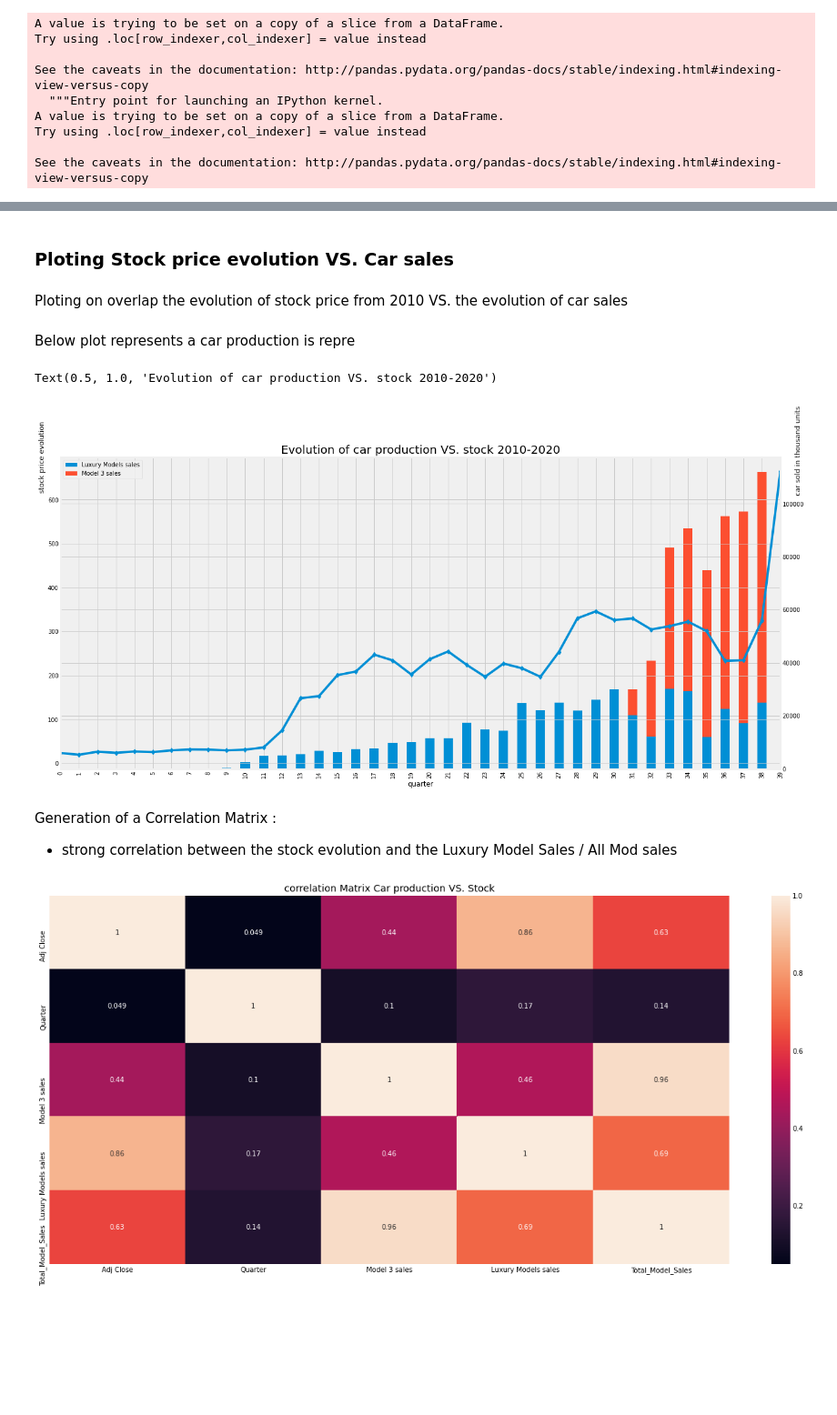
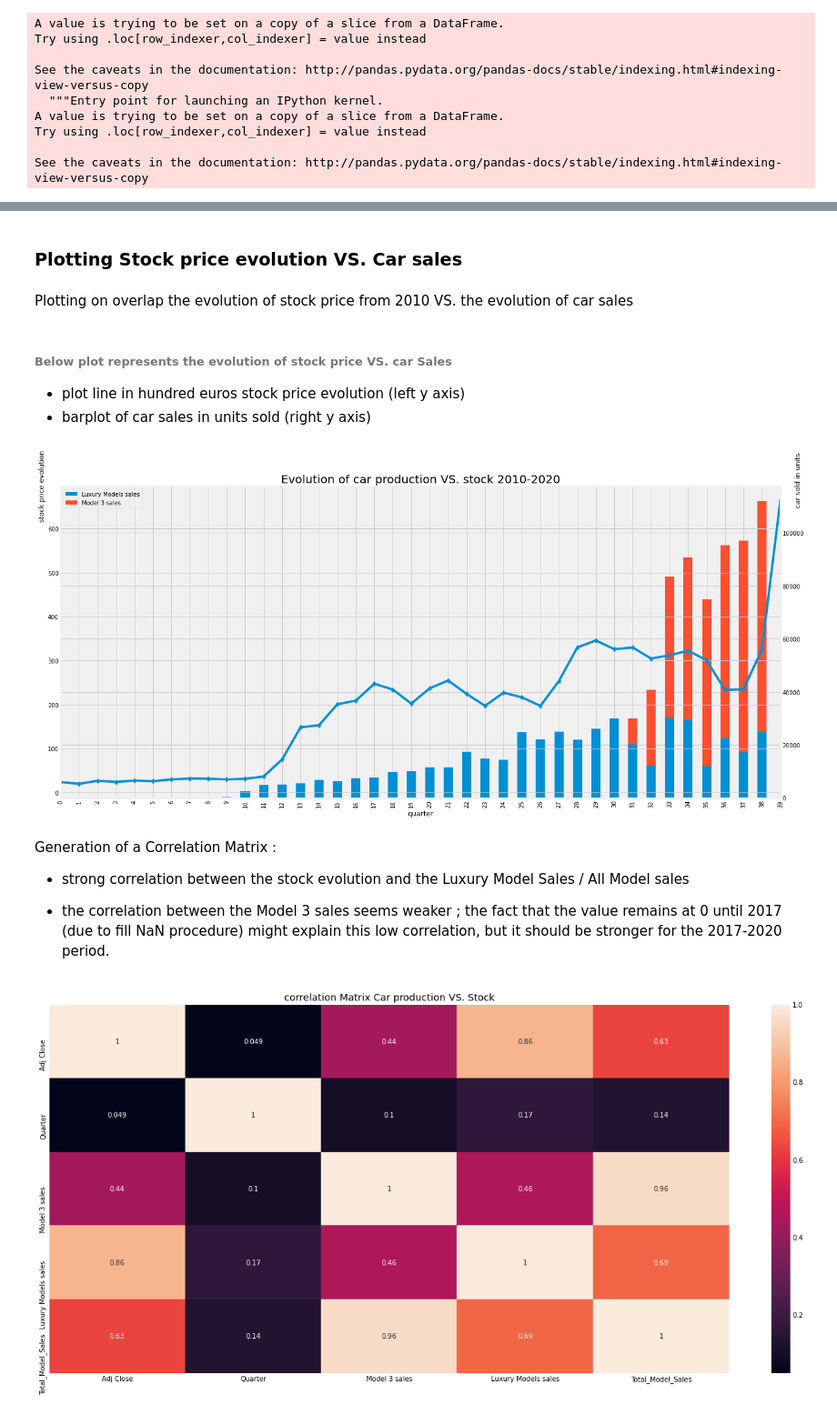
Before and after one commit to ta-data-bcn/Project-Week-8-Final-Project, a Jupyter notebook: Notebooks/TSLA_Stock_Analysis_Car_production_&_prediction.ipynb, the cells around one changed output, grey strips where cells are left out. Shown at 91% size. Drawn from its saved outputs; the diff is of its cells as text; code cells hidden in the pictures; blank space fills up the shorter version.

Commit message:
updated Car Production & Twitter Analysis - added edited conclusions & intro markdowns

```diff
--- a/Notebooks/TSLA_Stock_Analysis_Car_production_&_prediction.ipynb
+++ b/Notebooks/TSLA_Stock_Analysis_Car_production_&_prediction.ipynb
@@ -265,5 +255,3 @@ A value is trying to be set on a copy of a slice from a DataFrame.
 Try using .loc[row_indexer,col_indexer] = value instead
 
 See the caveats in the documentation: http://pandas.pydata.org/pandas-docs/stable/indexing.html#indexing-view-versus-copy
-# %%
-df_plot.reset_index('Date', inplace=True)
@@ -274,31 +278,34 @@ df_plot
 # %% [markdown]
-### Ploting Stock price evolution VS. Car sales
+### Plotting Stock price evolution VS. Car sales
 # %% [markdown]
-Ploting on overlap the evolution of stock price from 2010 VS. the evolution of car sales
+Plotting on overlap the evolution of stock price from 2010 VS. the evolution of car sales
-# %% [markdown]
-Below plot represents a  car production is repre
+# %% [markdown]
+###### Below plot represents the evolution of stock price VS. car Sales
+- plot line in hundred euros stock price evolution (left y axis)
+- barplot of car sales in units sold (right y axis)
 # %%
 fig, ax1 = plt.subplots(figsize=(20, 10))
 ax1.set_xlabel('quarter')
 ax1.set_ylabel('stock price evolution')
 ax1.yaxis.set_label_coords(-0.02, 1)
 
 ax2 = ax1.twinx()
-ax2.set_ylabel('car sold in thousand units')
+ax2.set_ylabel('car sold in units')
 ax2.yaxis.set_label_coords(1.02, 1.02)
 df_plot[['Luxury Models sales', 'Model 3 sales']].plot(kind='bar', ax=ax1,stacked=True)
 df_plot['Adj Close'].plot(kind='line', marker='d', ax=ax2)
 
 ax1.yaxis.tick_right()
 ax2.yaxis.tick_left()
 plt.title('Evolution of car production VS. stock 2010-2020', fontsize=20)
 plt.savefig(f'../DataSets/Tesla_car_sales/car_production_stock_evolution.png' , dpi=300)
 # %% [output]
-Text(0.5, 1.0, 'Evolution of car production VS. stock 2010-2020')
-[figure, old version]
+[figure, new version]
 # %% [markdown]
 Generation of a Correlation Matrix :
-- strong correlation between the stock evolution and the Luxury Model Sales / All Mod sales
+- strong correlation between the stock evolution and the Luxury Model Sales / All Model sales
+
+- the correlation between the Model 3 sales seems weaker ; the fact that the value remains at 0 until 2017 (due to fill NaN procedure) might explain this low correlation, but it should be stronger for the 2017-2020 period.
 # %%
 corr_car = dfmerged_stock_quarter_car.corr()
 # %%
```
Also changed, not shown: parts of 13 cells of this notebook, 3 other files.
